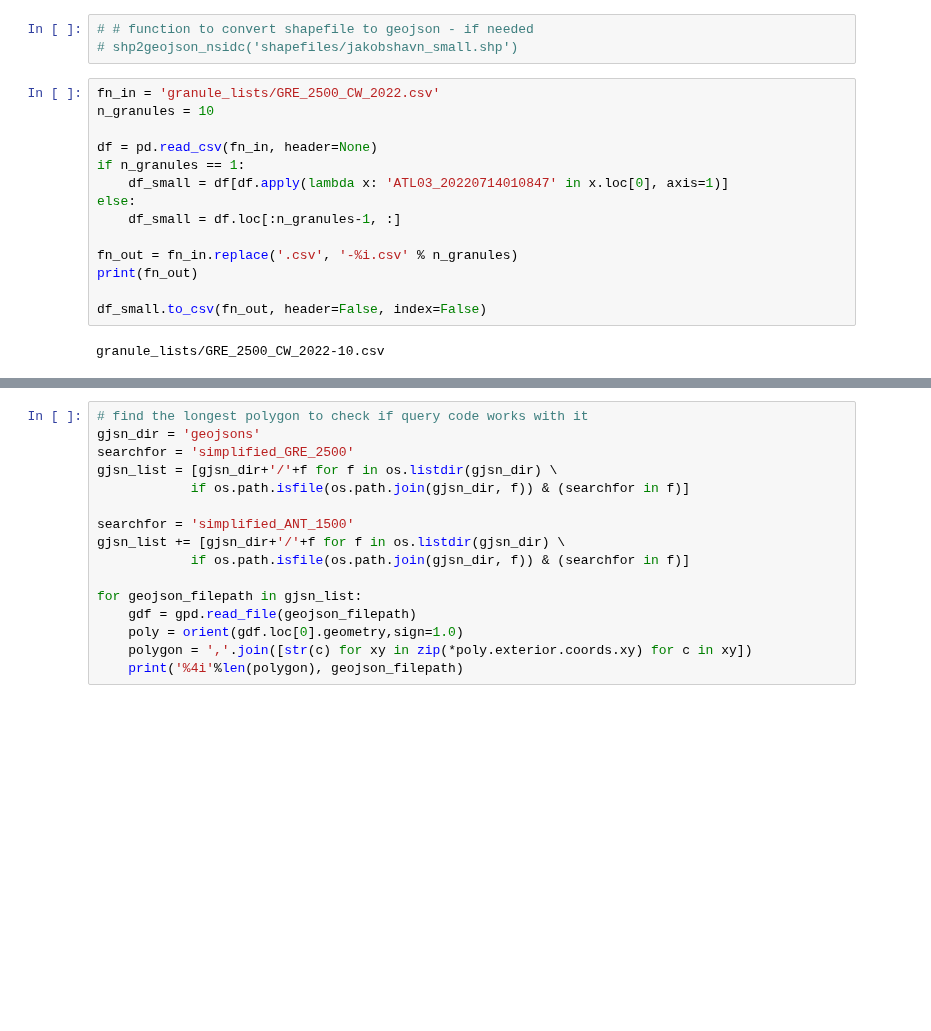
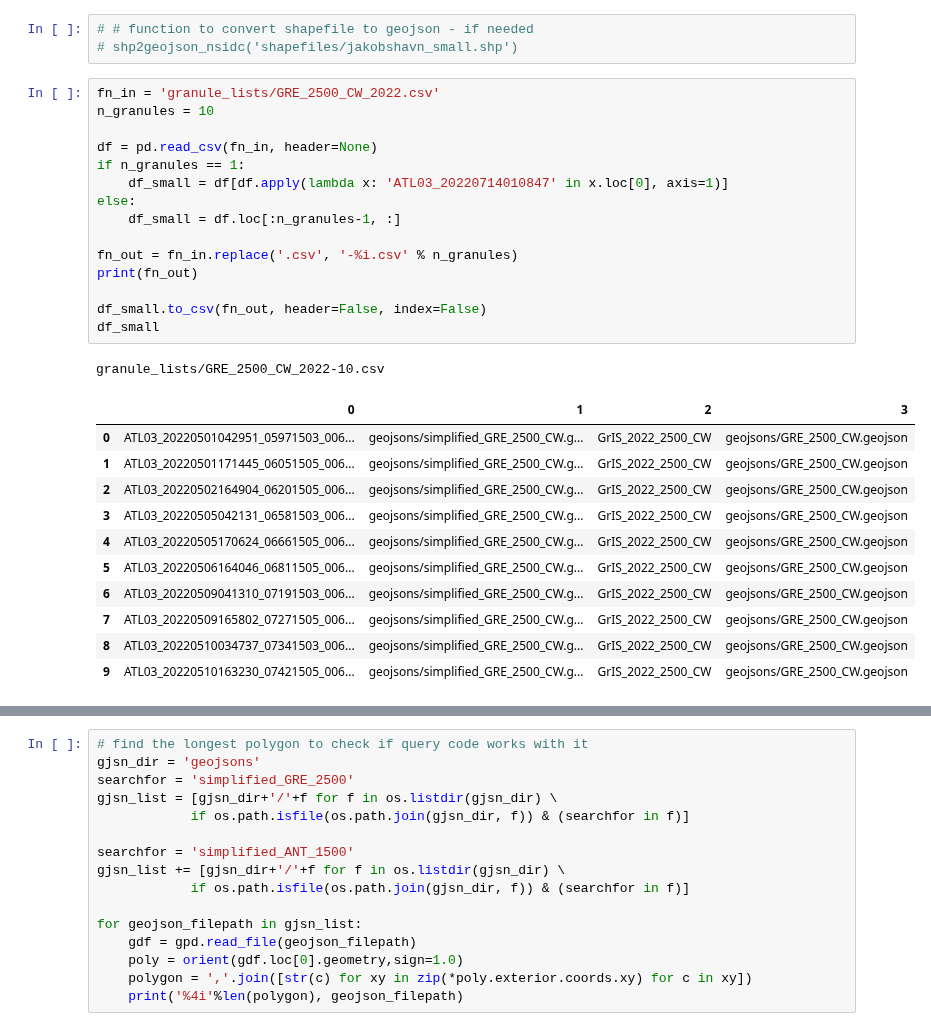
Before and after one commit to fliphilipp/GlacierLakeDetectionICESat2, a Jupyter notebook: make_granule_list.ipynb, the cells around one changed output, grey strips where cells are left out. Drawn from its saved outputs; the diff is of its cells as text; blank space fills up the shorter version.

```diff
--- a/make_granule_list.ipynb
+++ b/make_granule_list.ipynb
@@ -12,16 +12,28 @@ import os
 # %%
 fn_in = 'granule_lists/GRE_2500_CW_2022.csv'
 n_granules = 10
 
 df = pd.read_csv(fn_in, header=None)
 if n_granules == 1:
     df_small = df[df.apply(lambda x: 'ATL03_20220714010847' in x.loc[0], axis=1)]
 else:
     df_small = df.loc[:n_granules-1, :]
 
 fn_out = fn_in.replace('.csv', '-%i.csv' % n_granules)
 print(fn_out)
 
 df_small.to_csv(fn_out, header=False, index=False)
+df_small
 # %% [output]
 granule_lists/GRE_2500_CW_2022-10.csv
+|  | 0 | 1 | 2 | 3 |
+| 0 | ATL03_20220501042951_05971503_006... | geojsons/simplified_GRE_2500_CW.g... | GrIS_2022_2500_CW | geojsons/GRE_2500_CW.geojson |
+| 1 | ATL03_20220501171445_06051505_006... | geojsons/simplified_GRE_2500_CW.g... | GrIS_2022_2500_CW | geojsons/GRE_2500_CW.geojson |
+| 2 | ATL03_20220502164904_06201505_006... | geojsons/simplified_GRE_2500_CW.g... | GrIS_2022_2500_CW | geojsons/GRE_2500_CW.geojson |
+| 3 | ATL03_20220505042131_06581503_006... | geojsons/simplified_GRE_2500_CW.g... | GrIS_2022_2500_CW | geojsons/GRE_2500_CW.geojson |
+| 4 | ATL03_20220505170624_06661505_006... | geojsons/simplified_GRE_2500_CW.g... | GrIS_2022_2500_CW | geojsons/GRE_2500_CW.geojson |
+| 5 | ATL03_20220506164046_06811505_006... | geojsons/simplified_GRE_2500_CW.g... | GrIS_2022_2500_CW | geojsons/GRE_2500_CW.geojson |
+| 6 | ATL03_20220509041310_07191503_006... | geojsons/simplified_GRE_2500_CW.g... | GrIS_2022_2500_CW | geojsons/GRE_2500_CW.geojson |
+| 7 | ATL03_20220509165802_07271505_006... | geojsons/simplified_GRE_2500_CW.g... | GrIS_2022_2500_CW | geojsons/GRE_2500_CW.geojson |
+| 8 | ATL03_20220510034737_07341503_006... | geojsons/simplified_GRE_2500_CW.g... | GrIS_2022_2500_CW | geojsons/GRE_2500_CW.geojson |
+| 9 | ATL03_20220510163230_07421505_006... | geojsons/simplified_GRE_2500_CW.g... | GrIS_2022_2500_CW | geojsons/GRE_2500_CW.geojson |
```
Also changed, not shown: parts of 1 cell of this notebook, 2 other files.
